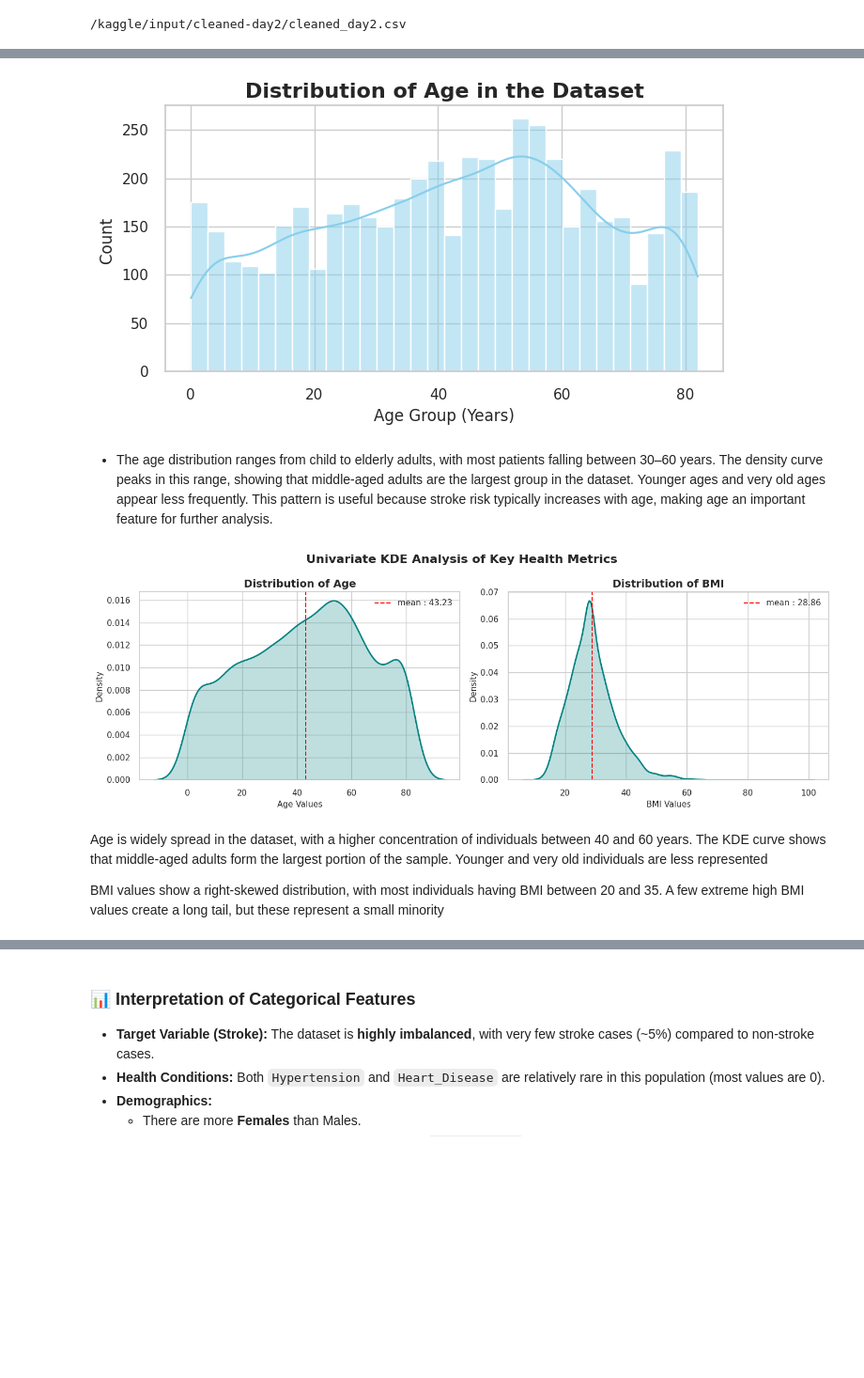
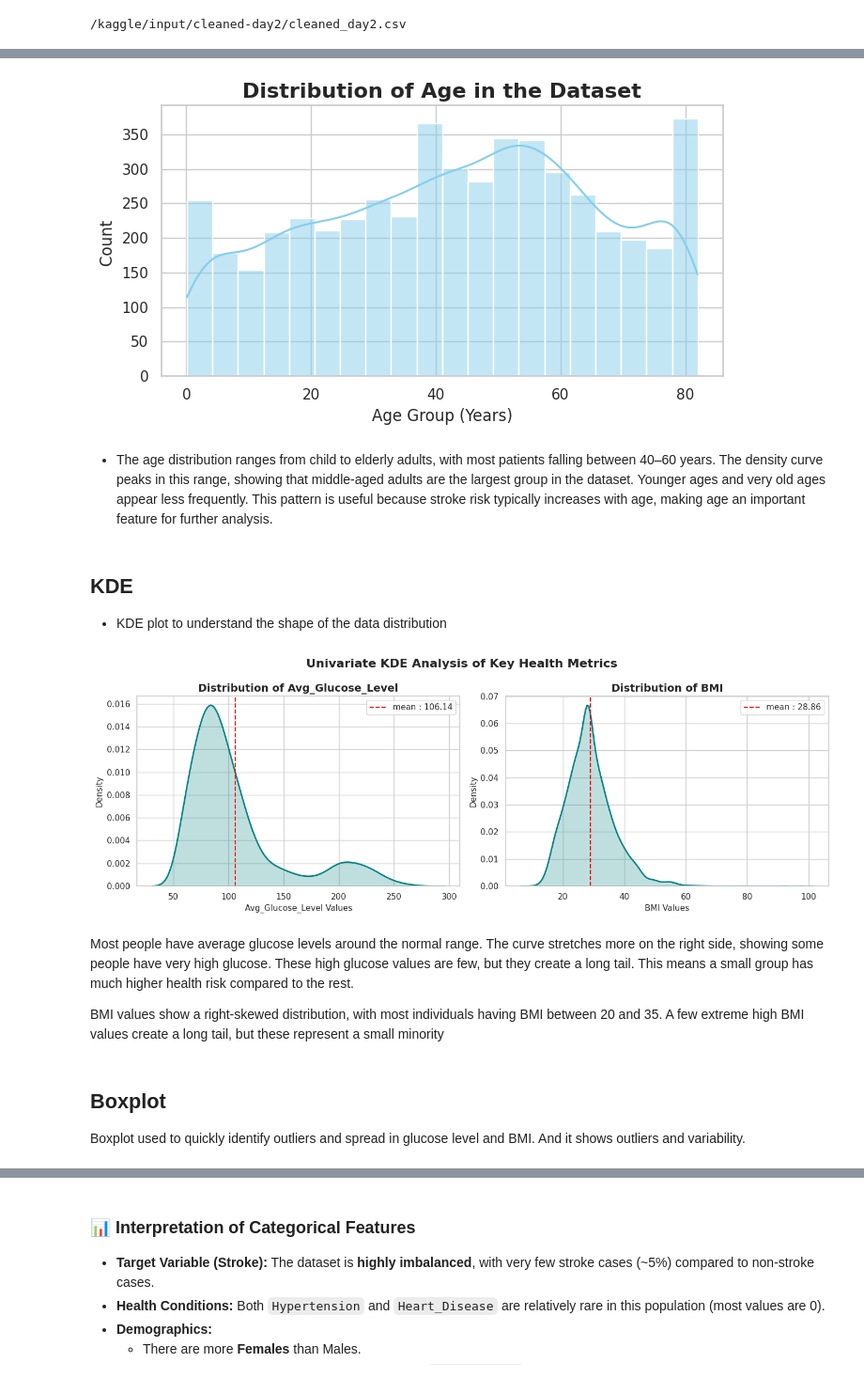
Before and after one commit to muhammedriswanp/Exploratory-Data-Analysis-EDA-Project, a Jupyter notebook: notebooks/03-univariate-bivariate-eda.ipynb, the cells around one changed output, grey strips where cells are left out. Shown at 94% size. Saved outputs shown, nothing was run; the diff lists cells and outputs as text; code cells hidden in the pictures; blank space fills up the shorter version.

```diff
--- a/notebooks/03-univariate-bivariate-eda.ipynb
+++ b/notebooks/03-univariate-bivariate-eda.ipynb
@@ -20,11 +20,6 @@ for dirname, _, filenames in os.walk('/kaggle/input'):
 /kaggle/input/cleaned-day2/cleaned_day2.csv
 # %%
 df = pd.read_csv("/kaggle/input/cleaned-day2/cleaned_day2.csv")
-# %%
-object_list = ['Gender', 'Ever_Married', 'Work_Type', 'Residence_Type']
-
-for col in object_list:
-    df[col] = df[col].astype('category')
 # %%
 import matplotlib.pyplot as plt
 import seaborn as sns
@@ -40,36 +35,42 @@ Index(['Age', 'Hypertension', 'Heart_Disease', 'Avg_Glucose_Level', 'BMI',
 # %%
 plt.figure(figsize=(7,4))
-sns.histplot(data=df,x='Age',bins=30,color='skyblue',kde=True)
+sns.histplot(data=df,x='Age',bins=20,color='skyblue',kde=True)
 plt.title("Distribution of Age in the Dataset",fontsize=16,fontweight='bold')
 plt.xlabel("Age Group (Years)",fontsize=12)
 plt.ylabel("Count ",fontsize=12)
 plt.tight_layout()
 plt.savefig('Distribution of Age in the Dataset.png',dpi=500,bbox_inches='tight')
 # %% [output]
-[figure, old version]
+[figure, new version]
 # %% [markdown]
-* The age distribution ranges from child to elderly adults, with most patients falling between 30–60 years. The density curve peaks in this range, showing that middle-aged adults are the largest group in the dataset. Younger ages and very old ages appear less frequently. This pattern is useful because stroke risk typically increases with age, making age an important feature for further analysis.
+* The age distribution ranges from child to elderly adults, with most patients falling between 40–60 years. The density curve peaks in this range, showing that middle-aged adults are the largest group in the dataset. Younger ages and very old ages appear less frequently. This pattern is useful because stroke risk typically increases with age, making age an important feature for further analysis.
+# %% [markdown]
+## KDE
+* KDE plot to understand the shape of the data distribution
 # %%
 
 fig, ax = plt.subplots(1,2,figsize=(14, 5))
 
-for i,col in  enumerate (['Age','BMI']):
+for i,col in  enumerate (['Avg_Glucose_Level','BMI']):
     sns.kdeplot(data=df,x=col,fill = True,ax=ax[i],color = 'teal',linewidth=2)
     ax[i].set_title(f"Distribution of {col}",fontsize=14,fontweight='bold')
     ax[i].set_xlabel(f"{col} Values", fontsize=11)
     ax[i].set_ylabel("Density",fontsize=11)
 
     ax[i].axvline(df[col].mean(),color='red',linestyle='--',label=f'mean : {df[col].mean():.2f}')
     ax[i].legend()
 plt.suptitle("Univariate KDE Analysis of Key Health Metrics",fontsize=16,fontweight='bold')
 plt.tight_layout()
 plt.savefig('Univariate KDE Analysis of Key Health Metrics.png',dpi=500,bbox_inches='tight')
 # %% [output]
-[figure, old version]
+[figure, new version]
 # %% [markdown]
-Age is widely spread in the dataset, with a higher concentration of individuals between 40 and 60 years. The KDE curve shows that middle-aged adults form the largest portion of the sample. Younger and very old individuals are less represented
+Most people have average glucose levels around the normal range. The curve stretches more on the right side, showing some people have very high glucose. These high glucose values are few, but they create a long tail. This means a small group has much higher health risk compared to the rest.
 
 BMI values show a right-skewed distribution, with most individuals having BMI between 20 and 35. A few extreme high BMI values create a long tail, but these represent a small minority
+# %% [markdown]
+## Boxplot
+Boxplot used to quickly identify outliers and spread in glucose level and BMI. And it shows outliers and variability.
 # %%
 fig, ax = plt.subplots(1,2,figsize=(14,5))
 for i, col in enumerate (['Avg_Glucose_Level','BMI']):
```
Also changed, not shown: parts of 30 cells of this notebook, 7 other files.
